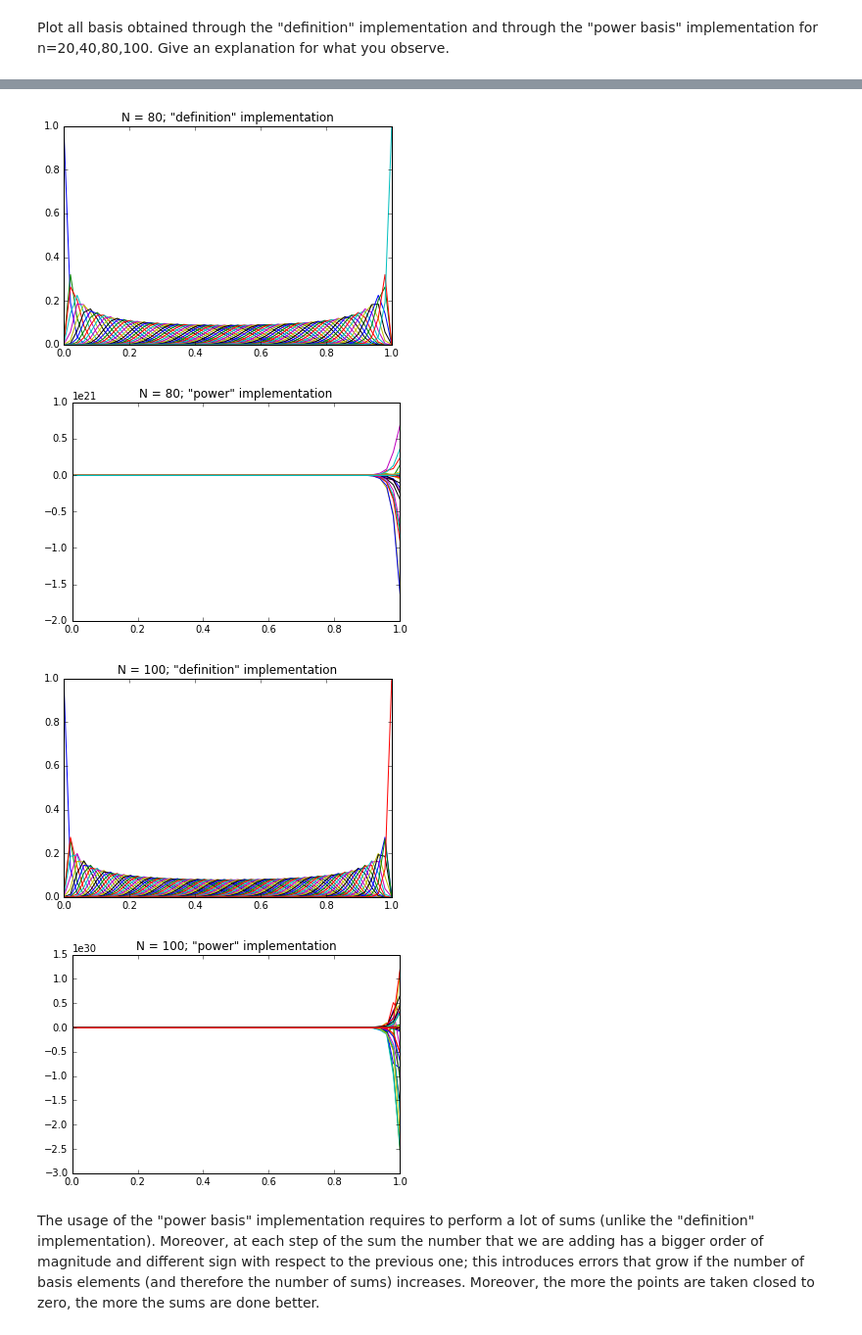
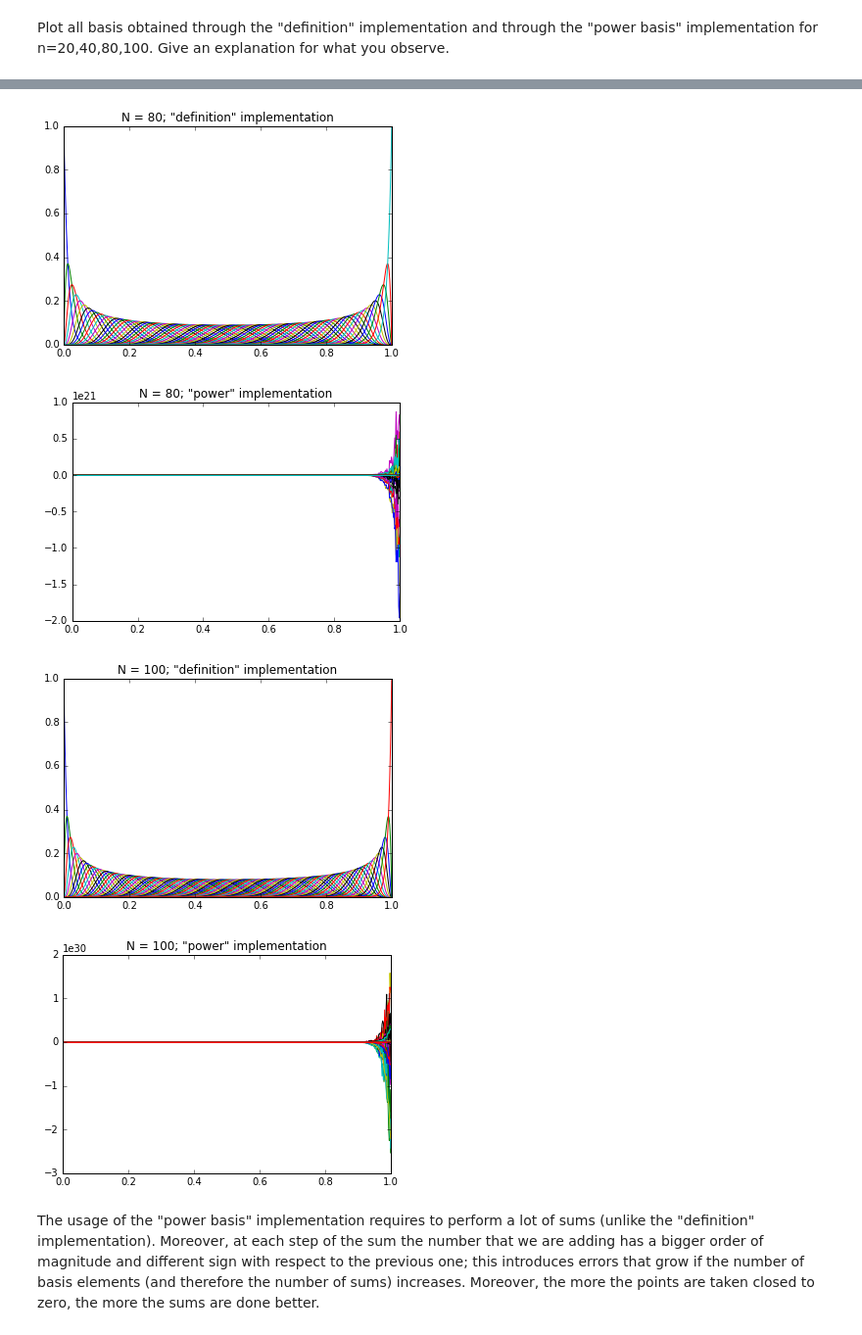
Before and after one commit to pdicerbo/P1.4, a Jupyter notebook: Basics/D2-exercises.ipynb, the cells around one changed output, grey strips where cells are left out. Shown at 98% size. Cells and saved outputs as stored; diff of their text form; code cells hidden in the pictures.

```diff
--- a/Basics/D2-exercises.ipynb
+++ b/Basics/D2-exercises.ipynb
@@ -252,7 +252,7 @@ Plot all basis obtained through the "definition" implementation and through the
 # %%
 alln = [20,40,80,100]
 
-x = linspace(0,1)
+x = linspace(0,1, 500)
 
 def plot_all(k):
     for i in range(k + 1):
@@ -277,7 +277,7 @@ for n in alln:
-[figure, old version]
+[figure, new version]
-[figure, old version]
+[figure, new version]
-[figure, old version]
+[figure, new version]
-[figure, old version]
+[figure, new version]
 # %% [markdown]
 The usage of the "power basis" implementation requires to perform a lot of sums (unlike the "definition" implementation). Moreover, at each step of the sum the number that we are adding has a bigger order of magnitude and different sign with respect to the previous one; this introduces errors that grow if the number of basis elements (and therefore the number of sums) increases. Moreover, the more the points are taken closed to zero, the more the sums are done better.
 # %% [markdown]
```
Also changed, not shown: parts of 1 cell of this notebook.
